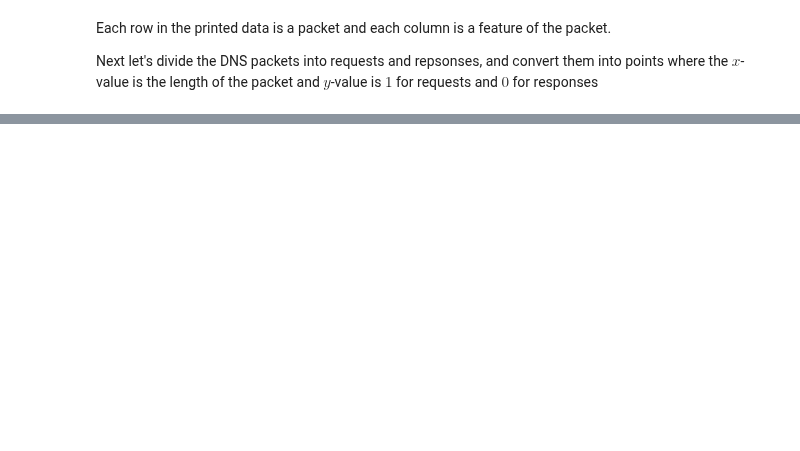
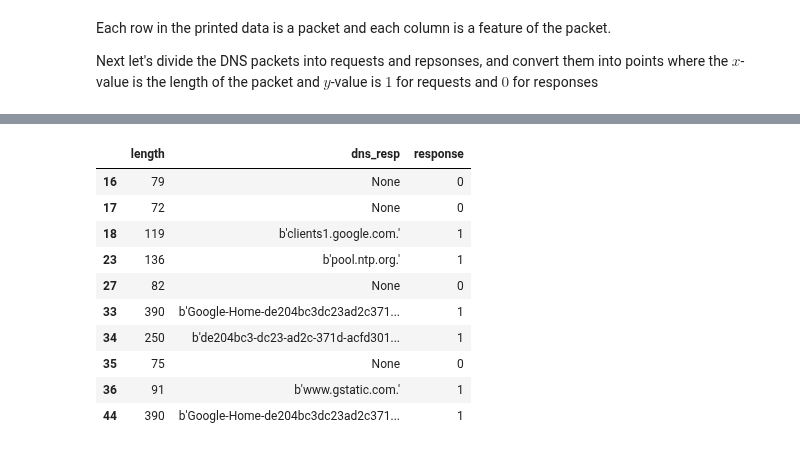
Before and after one commit to noise-lab/ml-networking, a Jupyter notebook: 1.2-Logistic Regression.ipynb, the cells around one changed output, grey strips where cells are left out. Saved outputs shown, nothing was run; the diff lists cells and outputs as text; code cells hidden in the pictures; blank space fills up the shorter version.

```diff
--- a/1.2-Logistic Regression.ipynb
+++ b/1.2-Logistic Regression.ipynb
@@ -18,0 +57,16 @@ Next let's divide the DNS packets into requests and repsonses, and convert them
+# %%
+dns_ft['response'] = dns_ft['dns_resp'].astype(bool)
+dns_ft['response'] = dns_ft['response'].astype(int)
+dns_ft.head(10)
+# %% [output]
+|  | length | dns_resp | response |
+| 16 | 79 | None | 0 |
+| 17 | 72 | None | 0 |
+| 18 | 119 | b'clients1.google.com.' | 1 |
+| 23 | 136 | b'pool.ntp.org.' | 1 |
+| 27 | 82 | None | 0 |
+| 33 | 390 | b'Google-Home-de204bc3dc23ad2c371... | 1 |
+| 34 | 250 | b'de204bc3-dc23-ad2c-371d-acfd301... | 1 |
+| 35 | 75 | None | 0 |
+| 36 | 91 | b'www.gstatic.com.' | 1 |
+| 44 | 390 | b'Google-Home-de204bc3dc23ad2c371... | 1 |
```
Also changed, not shown: parts of 9 cells of this notebook.
